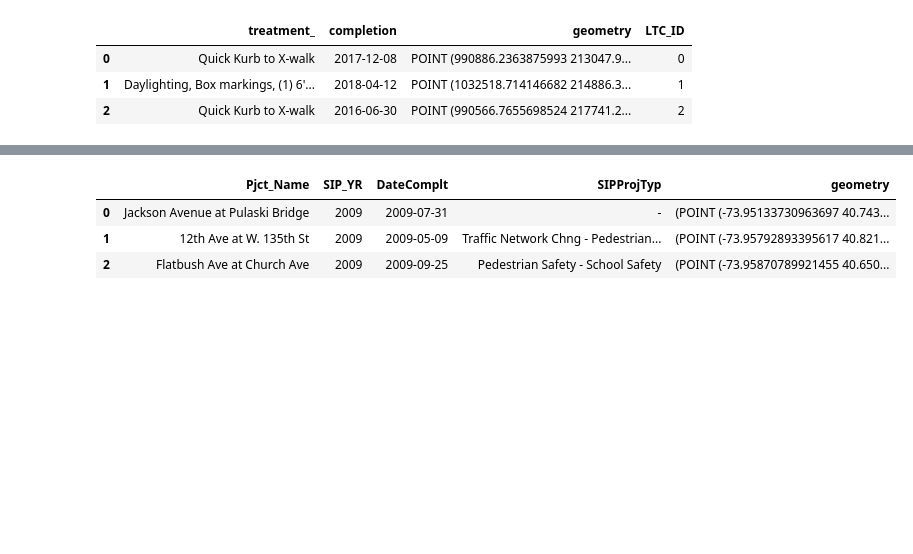
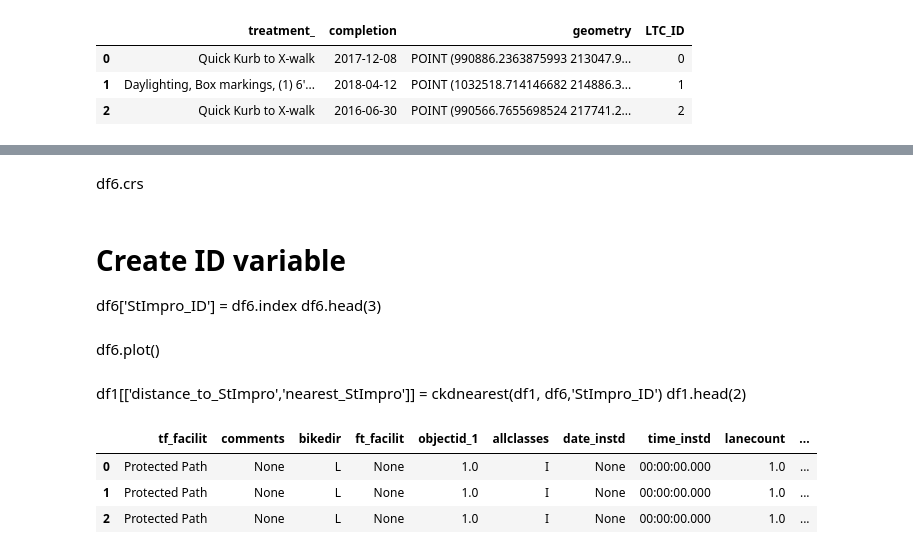
Before and after one commit to jeremysze/LPIS, a Jupyter notebook: Signal intersection.ipynb, the cells around one changed output, grey strips where cells are left out. Saved outputs shown, nothing was run; the diff lists cells and outputs as text; code cells hidden in the pictures; blank space fills up the shorter version.

Commit message:
calculated most information
street improvement geometry is still having problems

```diff
--- a/Signal intersection.ipynb
+++ b/Signal intersection.ipynb
@@ -225,11 +240,22 @@ df1.head(2)
+# %% [markdown]
+df6.crs
+# %% [markdown]
+# Create ID variable
+df6['StImpro_ID'] = df6.index
+df6.head(3)
+# %% [markdown]
+df6.plot()
+# %% [markdown]
+df1[['distance_to_StImpro','nearest_StImpro']] = ckdnearest(df1, df6,'StImpro_ID')
+df1.head(2)
 # %%
-# Open VZV Street Improvement shapefile
-fp = r"Box Sync\Policy Evaluation\input_data\street_improvement_projects_intersections_shapefile\street_improvement_projects_intersections.shp"
-df6 = gpd.read_file(fp)
-df6.head(3)
+# Open Bikeroute shapefile
+fp = r"Box Sync\Policy Evaluation\input_data\bike_routes_points_2263\bike_routes_points_2263.shp"
+df7 = gpd.read_file(fp)
+df7.head(3)
 # %% [output]
-|  | Pjct_Name | SIP_YR | DateComplt | SIPProjTyp | geometry |
-| 0 | Jackson Avenue at Pulaski Bridge | 2009 | 2009-07-31 | - | (POINT (-73.95133730963697 40.743... |
-| 1 | 12th Ave at W. 135th St | 2009 | 2009-05-09 | Traffic Network Chng - Pedestrian... | (POINT (-73.95792893395617 40.821... |
-| 2 | Flatbush Ave at Church Ave | 2009 | 2009-09-25 | Pedestrian Safety - School Safety | (POINT (-73.95870789921455 40.650... |
+|  | tf_facilit | comments | bikedir | ft_facilit | objectid_1 | allclasses | date_instd | time_instd | lanecount | ... |
+| 0 | Protected Path | None | L | None | 1.0 | I | None | 00:00:00.000 | 1.0 | ... |
+| 1 | Protected Path | None | L | None | 1.0 | I | None | 00:00:00.000 | 1.0 | ... |
+| 2 | Protected Path | None | L | None | 1.0 | I | None | 00:00:00.000 | 1.0 | ... |
 # %%
```
Also changed, not shown: parts of 14 cells of this notebook.
